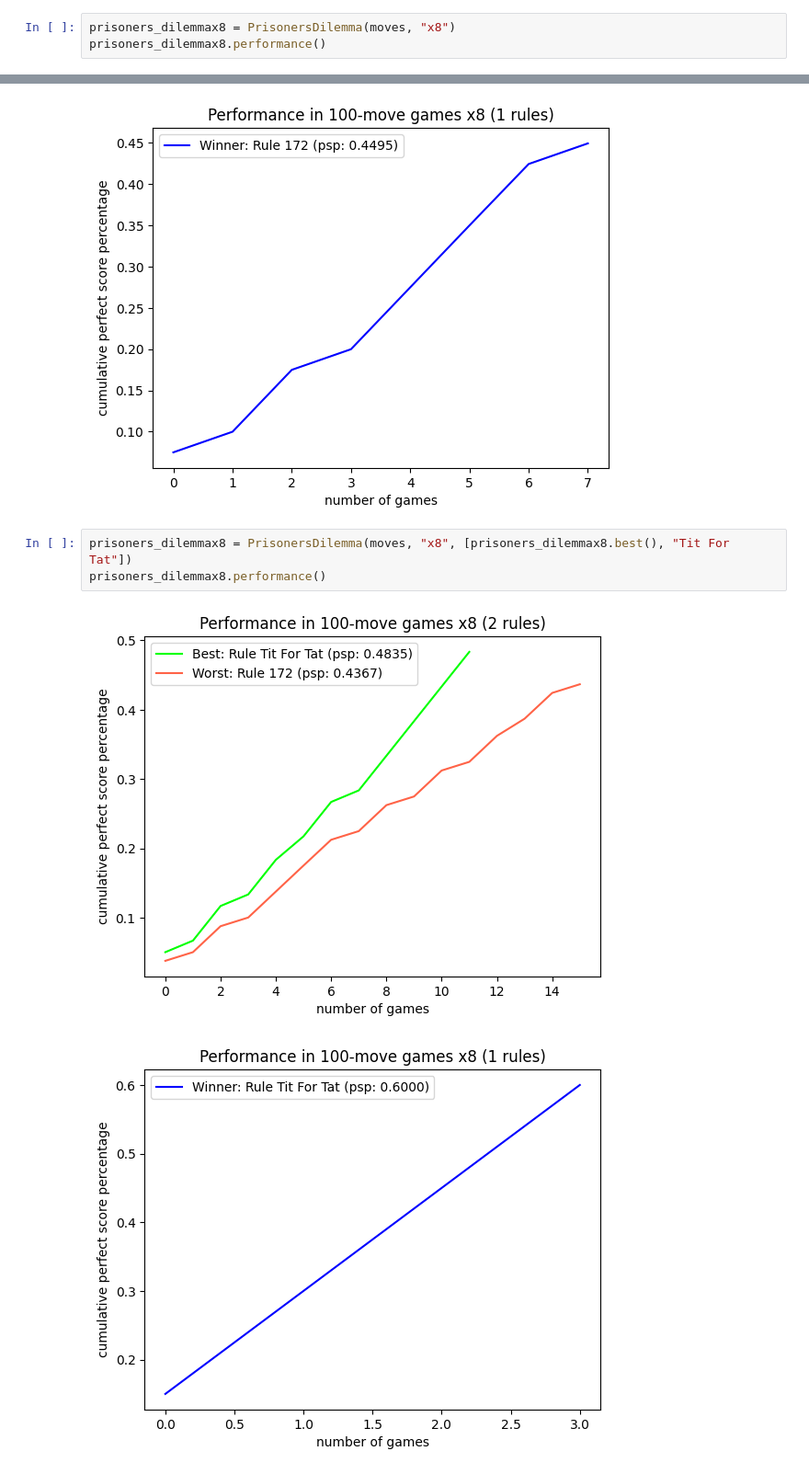
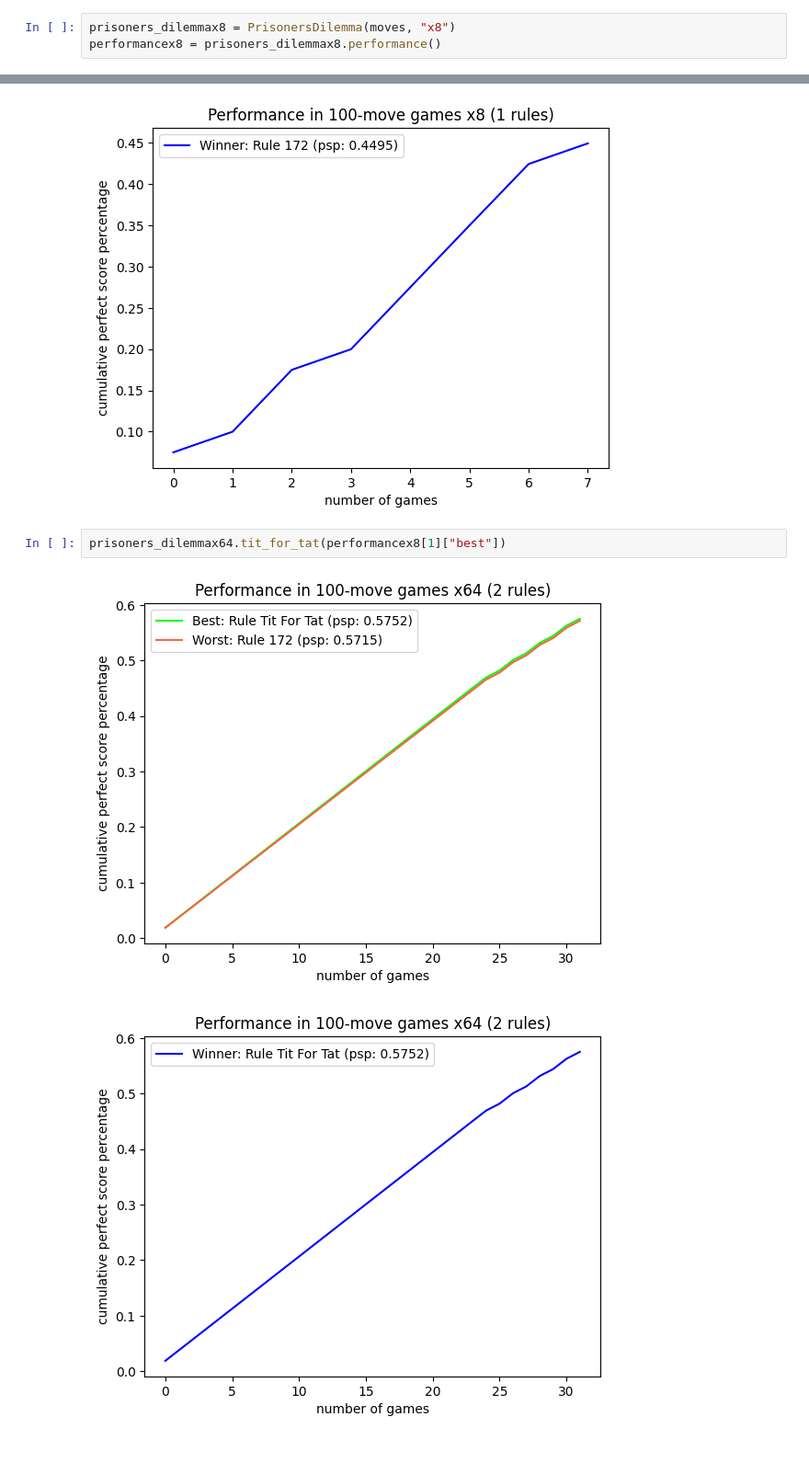
Before and after one commit to dafmontenegro/IAminirobotsUN, a Jupyter notebook: Prisoners Dilemma With Cellular Automata/prisonersDilemmaCA.ipynb, the cells around one changed output, grey strips where cells are left out. Shown at 92% size. Cells and saved outputs as stored; diff of their text form.

```diff
--- a/Prisoners Dilemma With Cellular Automata/prisonersDilemmaCA.ipynb
+++ b/Prisoners Dilemma With Cellular Automata/prisonersDilemmaCA.ipynb
@@ -172,6 +188,6 @@ prisoners_dilemmax64.performance()
 # %%
 prisoners_dilemmax8 = PrisonersDilemma(moves, "x8")
-prisoners_dilemmax8.performance()
+performancex8 = prisoners_dilemmax8.performance()
 # %% [output]
 [figure]
 [figure]
@@ -182,9 +198,8 @@ prisoners_dilemmax8.performance()
 [figure]
 [figure]
 [figure]
-# %%
-prisoners_dilemmax8 = PrisonersDilemma(moves, "x8", [prisoners_dilemmax8.best(), "Tit For Tat"])
-prisoners_dilemmax8.performance()
-# %% [output]
-[figure, removed]
-[figure, removed]
+# %%
+prisoners_dilemmax64.tit_for_tat(performancex8[1]["best"])
+# %% [output]
+[figure, added]
+[figure, added]
```
Also changed, not shown: parts of 4 cells of this notebook.
